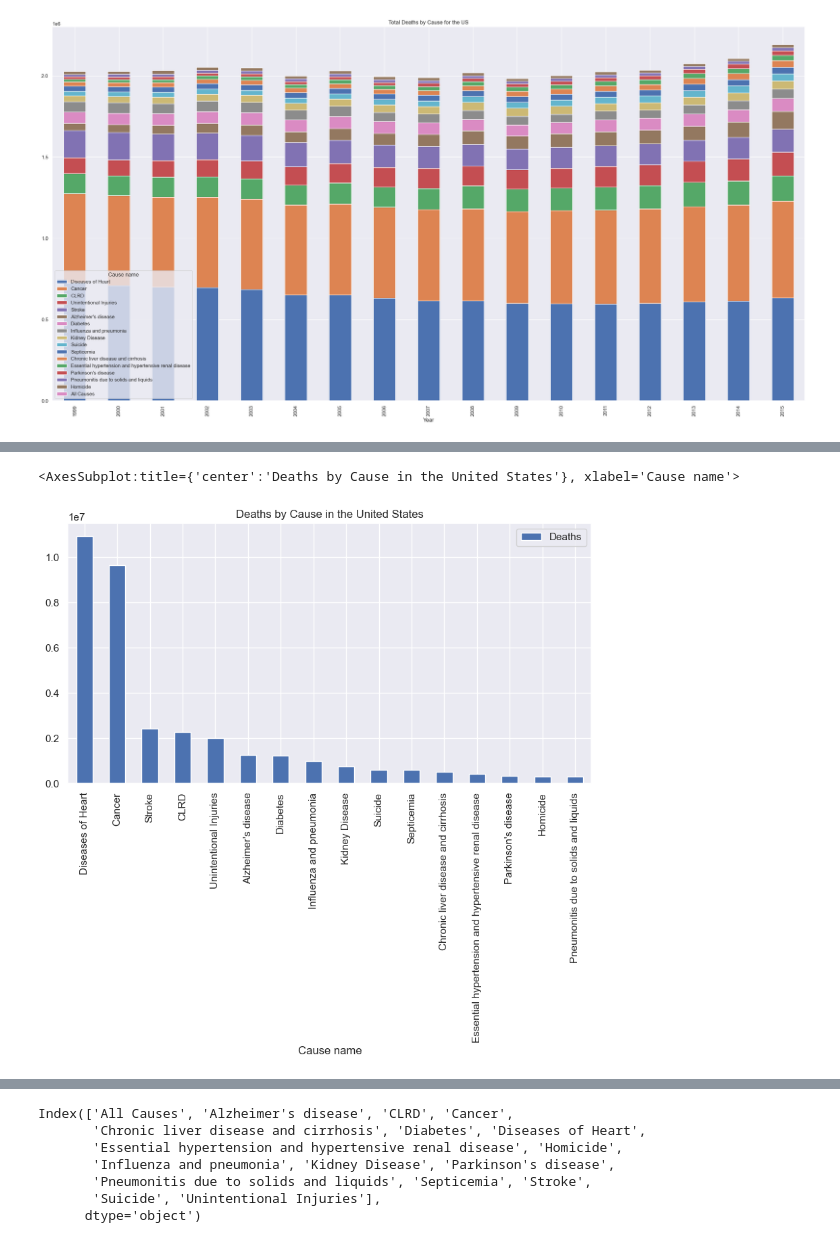
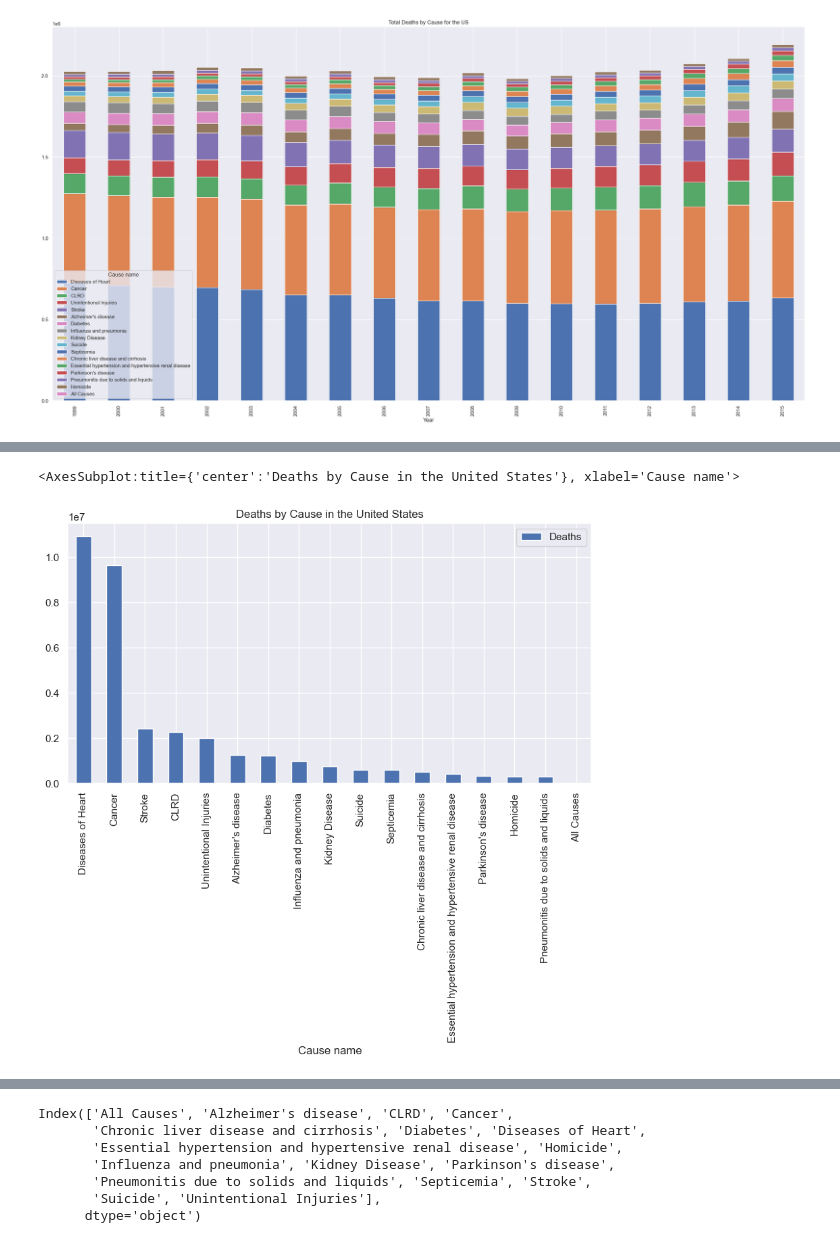
Before and after one commit to mattlehrer/research_methods_assignment_6, a Jupyter notebook: Assignment6_Group_C.ipynb, the cells around one changed output, grey strips where cells are left out. Drawn from its saved outputs; the diff is of its cells as text; code cells hidden in the pictures.

```diff
--- a/Assignment6_Group_C.ipynb
+++ b/Assignment6_Group_C.ipynb
@@ -160,11 +183,10 @@ us.groupby(['Year', 'Cause name'])['Deaths'].sum().unstack().sort_values(by=2015
 # %%
 # total deaths by cause across all years
 us_by_cause = us.groupby('Cause name')['Deaths'].sum().sort_values(ascending=False).to_frame()
-us_without_all = us_by_cause.drop('All Causes')
-us_without_all.plot(kind='bar', figsize=(10, 5), title='Deaths by Cause in the United States')
+us_by_cause.plot(kind='bar', figsize=(10, 5), title='Deaths by Cause in the United States')
 # %% [output]
 <AxesSubplot:title={'center':'Deaths by Cause in the United States'}, xlabel='Cause name'>
-[figure, old version]
+[figure, new version]
 # %%
 # rotate the above chart to make the labels easiers to read
 # first resort so the largest values are at the top
```
Also changed, not shown: parts of 9 cells of this notebook.
